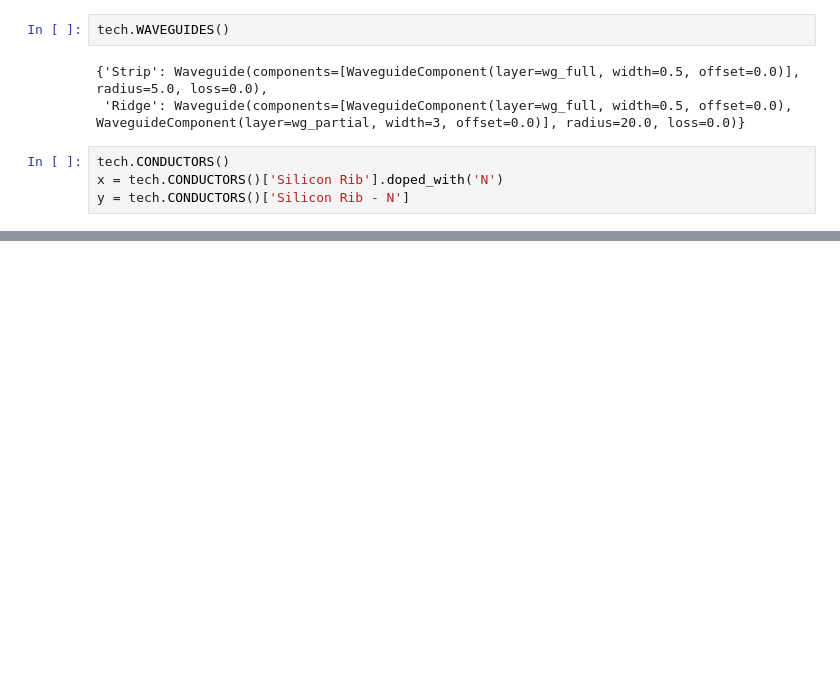
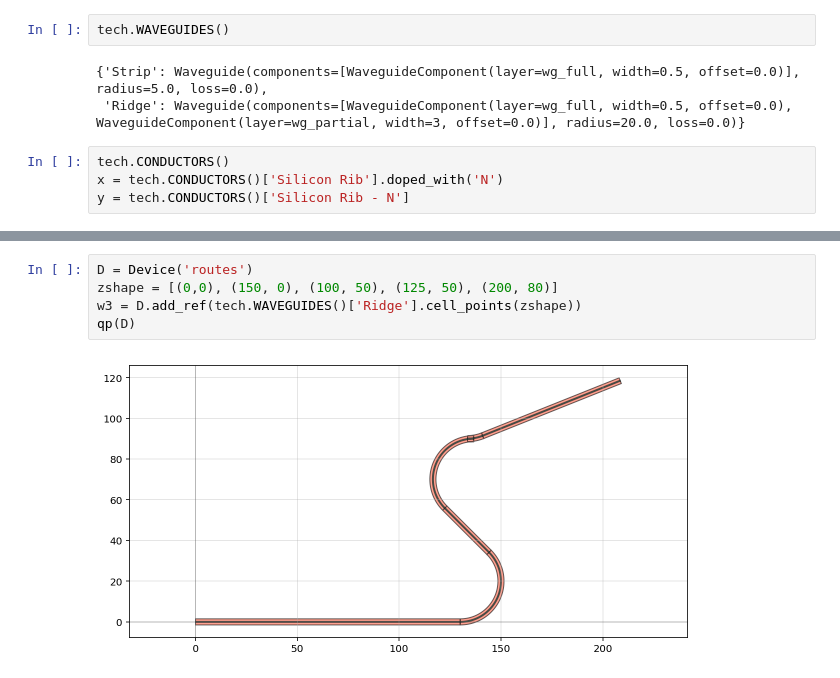
Before and after one commit to atait/phidl, a Jupyter notebook: notebooks/loading_technology.ipynb, the cells around one changed output, grey strips where cells are left out. Saved outputs shown, nothing was run; the diff lists cells and outputs as text; blank space fills up the shorter version.

```diff
--- a/notebooks/loading_technology.ipynb
+++ b/notebooks/loading_technology.ipynb
@@ -59,0 +80,7 @@ y = tech.CONDUCTORS()['Silicon Rib - N']
+# %%
+D = Device('routes')
+zshape = [(0,0), (150, 0), (100, 50), (125, 50), (200, 80)]
+w3 = D.add_ref(tech.WAVEGUIDES()['Ridge'].cell_points(zshape))
+qp(D)
+# %% [output]
+[figure, added]
```
Also changed, not shown: parts of 3 cells of this notebook, 2 other files.
